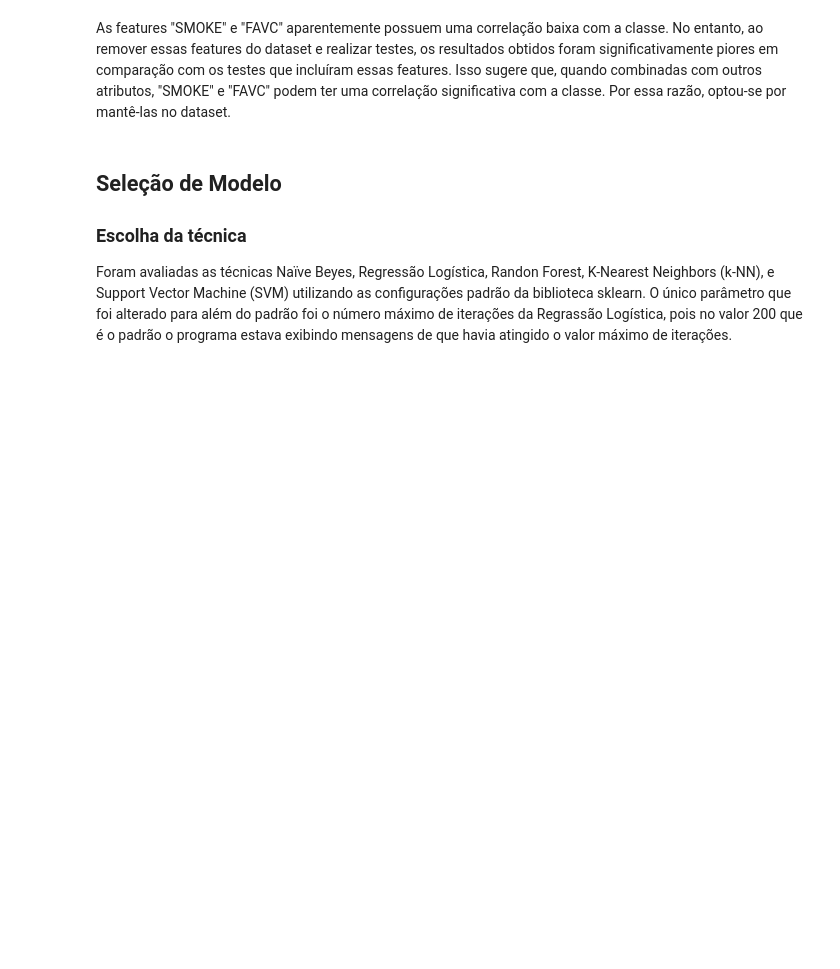
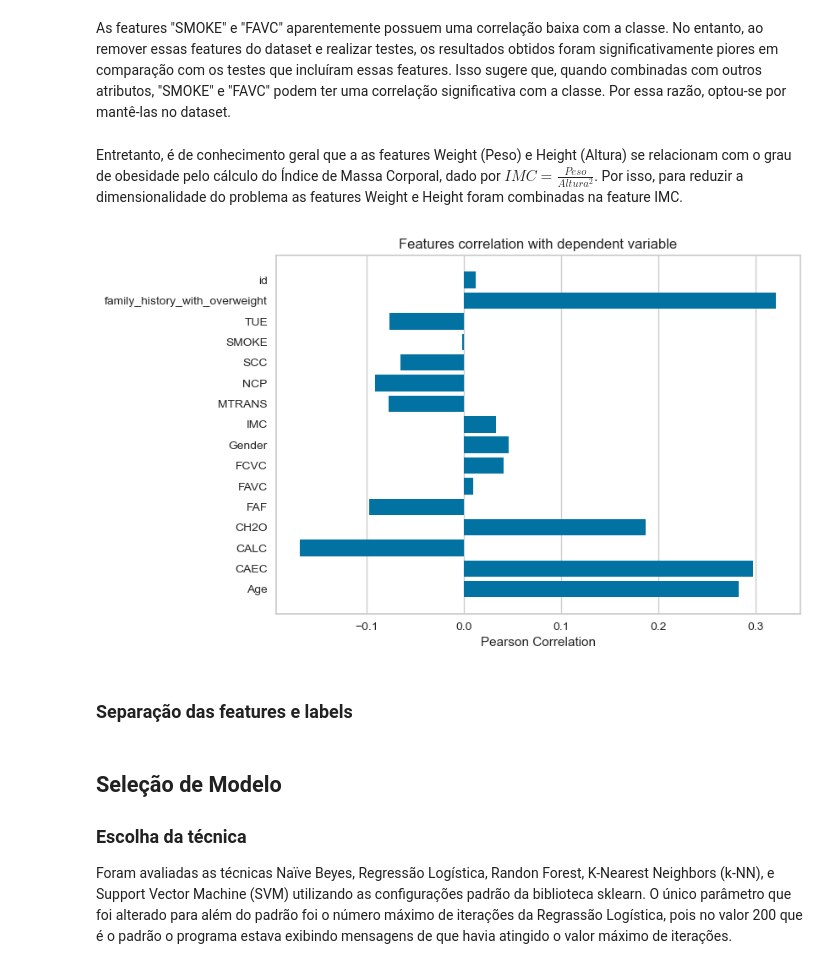
Before and after one commit to lhscaldas/multi-class_prediction_of_obesity_risk, a Jupyter notebook: obesity_classifier.ipynb, the cells around one changed output. Saved outputs shown, nothing was run; the diff lists cells and outputs as text; code cells hidden in the pictures; blank space fills up the shorter version.

```diff
--- a/obesity_classifier.ipynb
+++ b/obesity_classifier.ipynb
@@ -196,3 +196,9 @@ test = scaler.fit_transform(test)
+# %%
+scaler = StandardScaler()
+cols_to_normalize = train_dataset_encoded.iloc[:, 1:-1].columns # deixa de fora a id e os labels
+train_dataset_encoded[cols_to_normalize] = scaler.fit_transform(train_dataset_encoded[cols_to_normalize])
+cols_to_normalize = test_dataset_encoded.iloc[:, 1:-1].columns # deixa de fora a id
+test_dataset_encoded[cols_to_normalize] = scaler.fit_transform(test_dataset_encoded[cols_to_normalize])
 # %% [markdown]
 ### Análise de correlação
 #### Verificação da correlação de Pearson 2 a 2 entre os atributos do dataset de treinamento.
@@ -215,3 +221,24 @@ grafico.show();
 [figure]
 # %% [markdown]
 As features "SMOKE" e "FAVC" aparentemente possuem uma correlação baixa com a classe. No entanto, ao remover essas features do dataset e realizar testes, os resultados obtidos foram significativamente piores em comparação com os testes que incluíram essas features. Isso sugere que, quando combinadas com outros atributos, "SMOKE" e "FAVC" podem ter uma correlação significativa com a classe. Por essa razão, optou-se por mantê-las no dataset.
+# %% [markdown]
+Entretanto, é de conhecimento geral que a as features Weight (Peso) e Height (Altura) se relacionam com o grau de obesidade pelo cálculo do Índice de Massa Corporal, dado por $IMC=\frac{Peso}{Altura^2}$. Por isso, para reduzir a dimensionalidade do problema as features Weight e Height foram combinadas na feature IMC.
+# %%
+# Calcula a coluna IMC
+train_dataset_encoded['IMC'] = train_dataset_encoded['Weight'] / (train_dataset_encoded['Height'] ** 2)
+test_dataset_encoded['IMC'] = test_dataset_encoded['Weight'] / (test_dataset_encoded['Height'] ** 2)
+# Remove as colunas Weight e Height
+train_dataset_encoded.drop(['Weight', 'Height'], axis=1, inplace=True)
+test_dataset_encoded.drop(['Weight', 'Height'], axis=1, inplace=True)
+
+scaler = StandardScaler()
+train_dataset_encoded[['IMC']] = scaler.fit_transform(train_dataset_encoded[['IMC']])
+test_dataset_encoded[['IMC']] = scaler.fit_transform(test_dataset_encoded[['IMC']])
+# %%
+grafico = FeatureCorrelation(labels=train_dataset_encoded.columns.difference(['NObeyesdad']))
+grafico.fit(train_dataset_encoded[train_dataset_encoded.columns.difference(['NObeyesdad'])].values, train_dataset_encoded["NObeyesdad"].values)
+grafico.show();
+# %% [output]
+[figure, added]
+# %% [markdown]
+### Separação das features e labels
```
Also changed, not shown: parts of 4 cells of this notebook.
